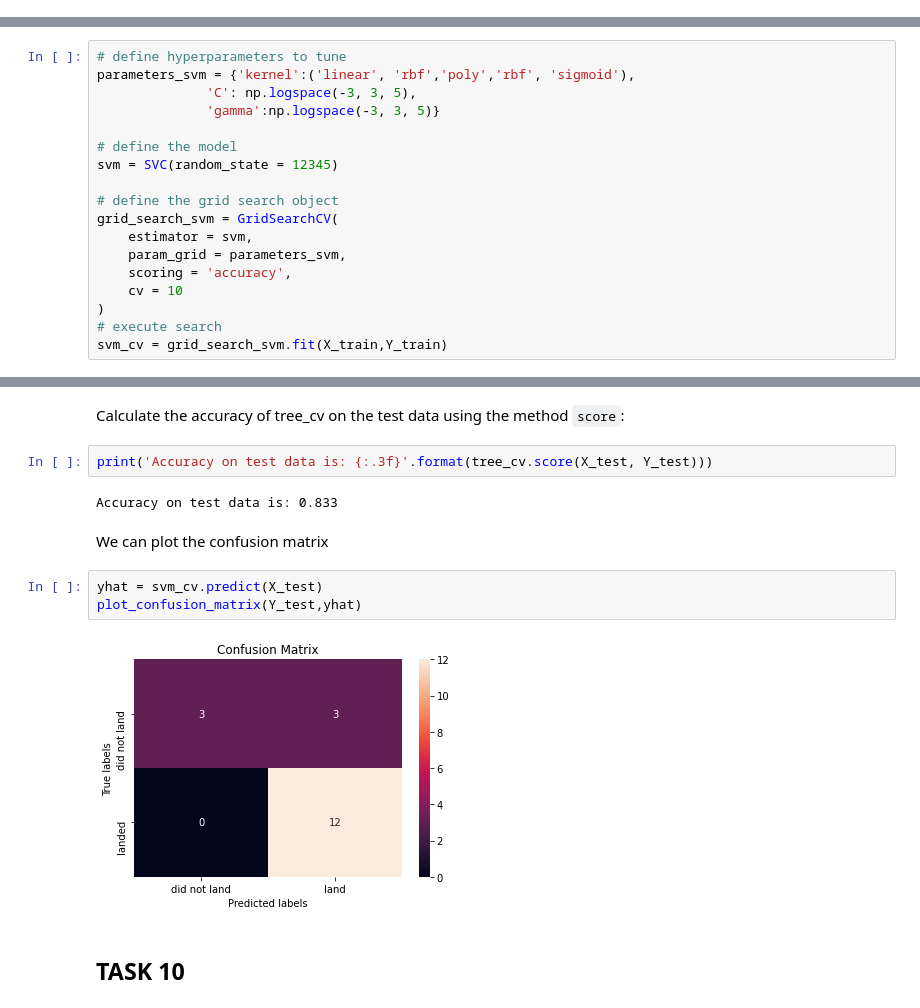
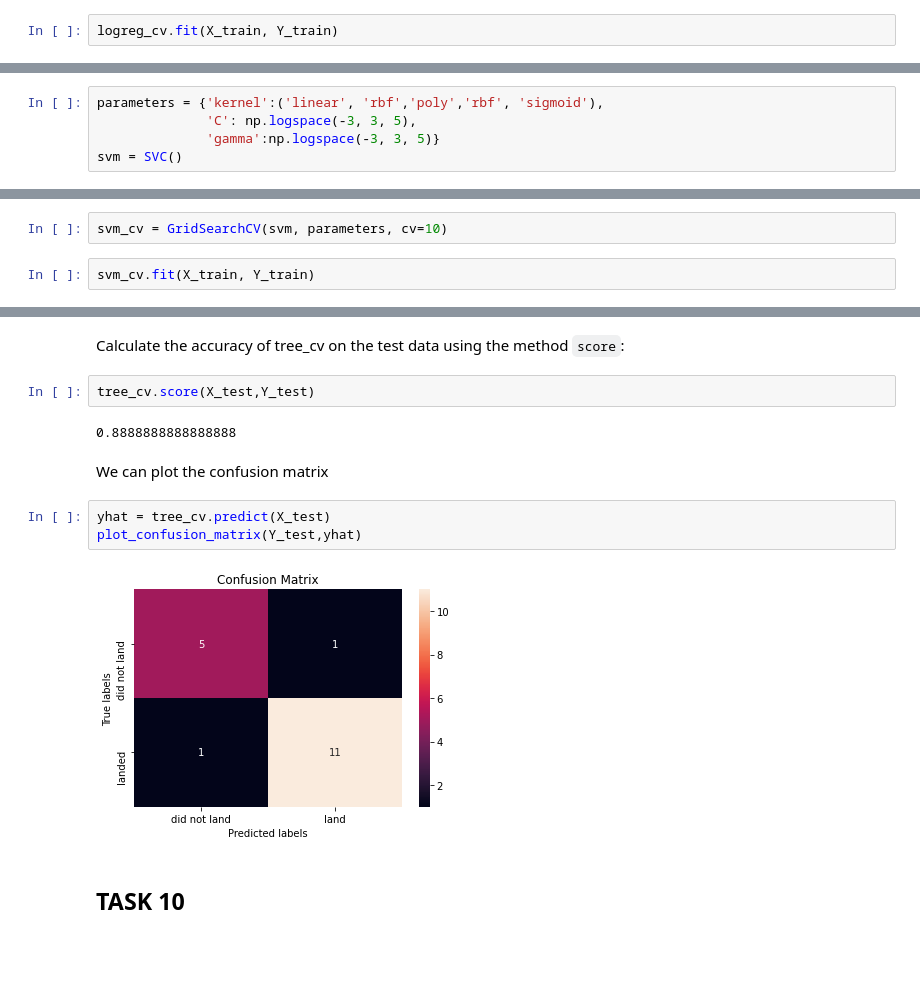
Before and after one commit to moatazsaad/Applied-Data-Science-Capstone, a Jupyter notebook: SpaceX_Machine Learning Prediction_Part_5.ipynb, the cells around one changed output, grey strips where cells are left out. Cells and saved outputs as stored; diff of their text form; blank space fills up the shorter version.

```diff
--- a/SpaceX_Machine Learning Prediction_Part_5.ipynb
+++ b/SpaceX_Machine Learning Prediction_Part_5.ipynb
@@ -165,0 +187,2 @@ parameters_lr ={'C':[0.01,0.1,1],
+# %%
+logreg_cv.fit(X_train, Y_train)
@@ -233,20 +285,7 @@ Examining the confusion matrix, we see that logistic regression can distinguish
 # %% [markdown]
 Create a support vector machine object then  create a  <code>GridSearchCV</code> object  <code>svm_cv</code> with cv - 10.  Fit the object to find the best parameters from the dictionary <code>parameters</code>.
 # %%
-# define hyperparameters to tune
-parameters_svm = {'kernel':('linear', 'rbf','poly','rbf', 'sigmoid'),
+parameters = {'kernel':('linear', 'rbf','poly','rbf', 'sigmoid'),
               'C': np.logspace(-3, 3, 5),
               'gamma':np.logspace(-3, 3, 5)}
-
-# define the model
-svm = SVC(random_state = 12345)
-
-# define the grid search object
-grid_search_svm = GridSearchCV(
-    estimator = svm,
-    param_grid = parameters_svm,
-    scoring = 'accuracy',
-    cv = 10
-)
-# execute search
-svm_cv = grid_search_svm.fit(X_train,Y_train)
+svm = SVC()
@@ -270,0 +292,4 @@ Deprecated in NumPy 1.20; for more details and guidance: https://numpy.org/devdo
+# %%
+svm_cv = GridSearchCV(svm, parameters, cv=10)
+# %%
+svm_cv.fit(X_train, Y_train)
@@ -340,17 +375,17 @@ accuracy : 0.875
 ## TASK  9
 # %% [markdown]
 Calculate the accuracy of tree_cv on the test data using the method <code>score</code>:
-# %%
-print('Accuracy on test data is: {:.3f}'.format(tree_cv.score(X_test, Y_test)))
-# %% [output]
-Accuracy on test data is: 0.833
+# %%
+tree_cv.score(X_test,Y_test)
+# %% [output]
+0.8888888888888888
 # %% [markdown]
 We can plot the confusion matrix
 # %%
-yhat = svm_cv.predict(X_test)
+yhat = tree_cv.predict(X_test)
 plot_confusion_matrix(Y_test,yhat)
 # %% [output]
-[figure, old version]
+[figure, new version]
 # %% [markdown]
 ## TASK  10
 # %% [markdown]
```
Also changed, not shown: parts of 29 cells of this notebook.
